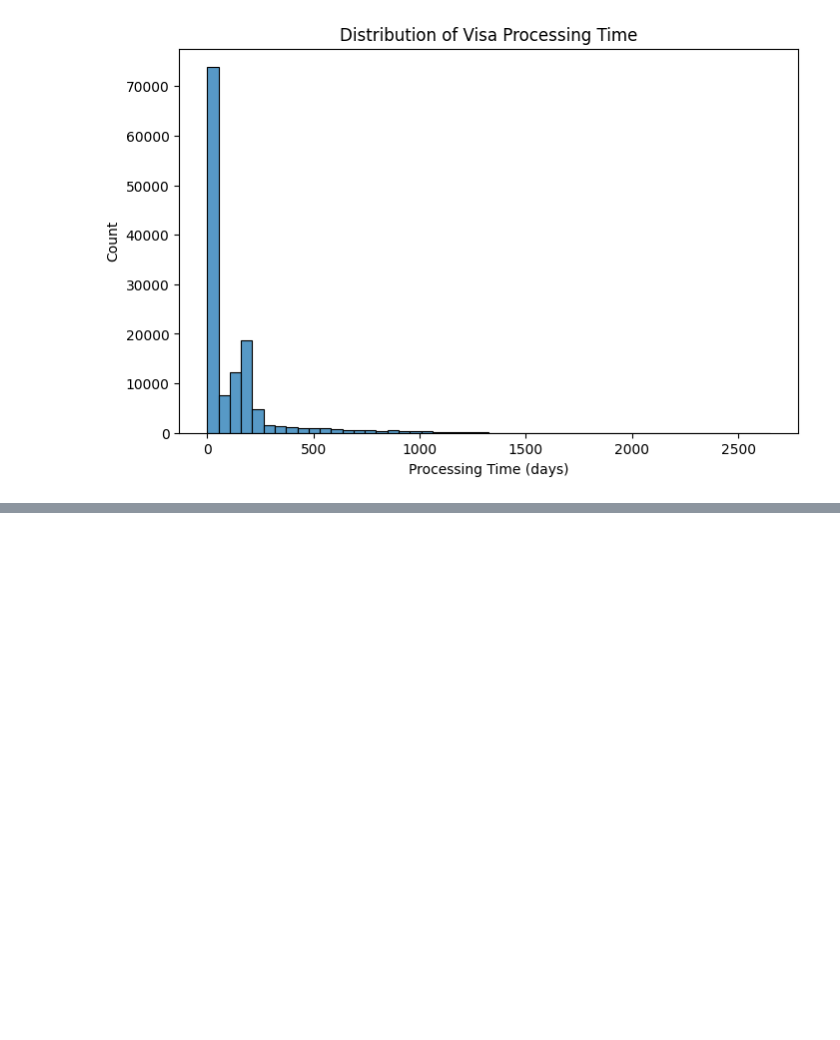
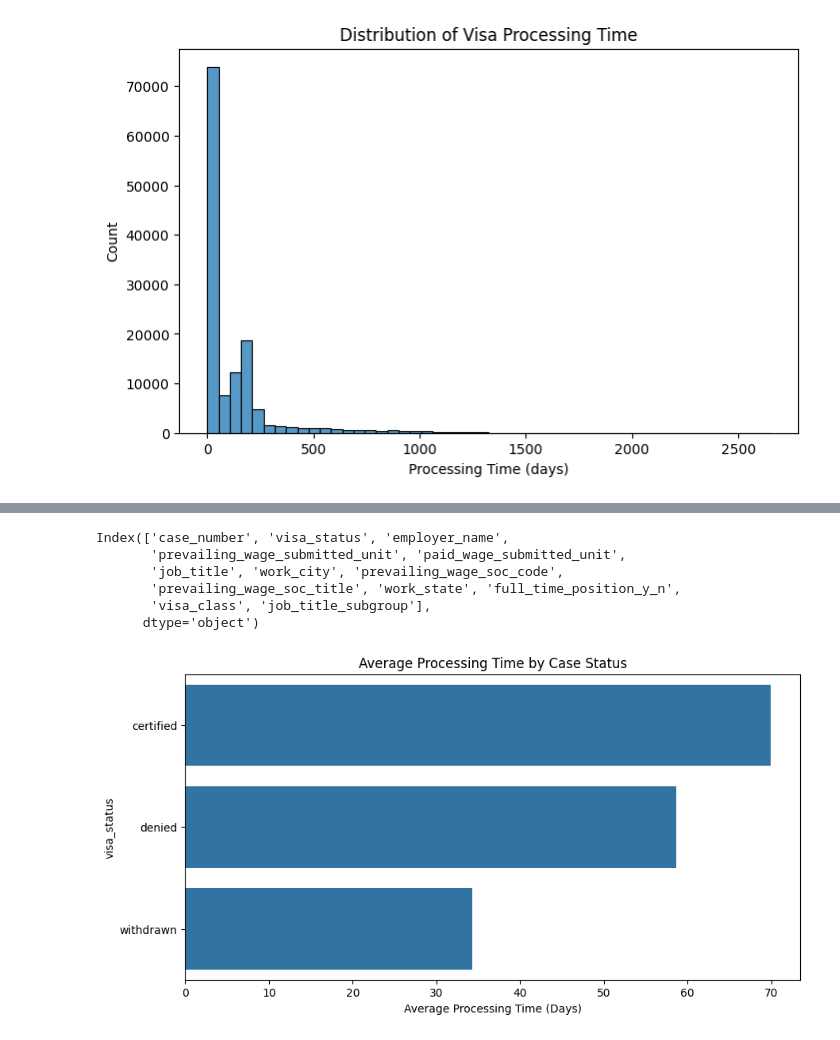
Before and after one commit to Devax27/AI-Enabled-Visa-Processing-Estimator, a Jupyter notebook: eda.ipynb, the cells around one changed output, grey strips where cells are left out. Saved outputs shown, nothing was run; the diff lists cells and outputs as text; code cells hidden in the pictures; blank space fills up the shorter version.

```diff
--- a/eda.ipynb
+++ b/eda.ipynb
@@ -59,0 +77,25 @@ df = df[df["processing_time_days"] <= 365]
+# %%
+df.select_dtypes(include="object").columns
+# %% [output]
+Index(['case_number', 'visa_status', 'employer_name',
+       'prevailing_wage_submitted_unit', 'paid_wage_submitted_unit',
+       'job_title', 'work_city', 'prevailing_wage_soc_code',
+       'prevailing_wage_soc_title', 'work_state', 'full_time_position_y_n',
+       'visa_class', 'job_title_subgroup'],
+      dtype='object')
+# %%
+top_categories = (
+    df.groupby("visa_status")["processing_time_days"]
+    .mean()
+    .sort_values(ascending=False)
+    .head(10)
+)
+
+plt.figure(figsize=(10, 5))
+sns.barplot(x=top_categories.values, y=top_categories.index)
+plt.xlabel("Average Processing Time (Days)")
+plt.ylabel("visa_status")
+plt.title("Average Processing Time by Case Status")
+plt.show()
+# %% [output]
+[figure, added]
```
Also changed, not shown: parts of 10 cells of this notebook.
